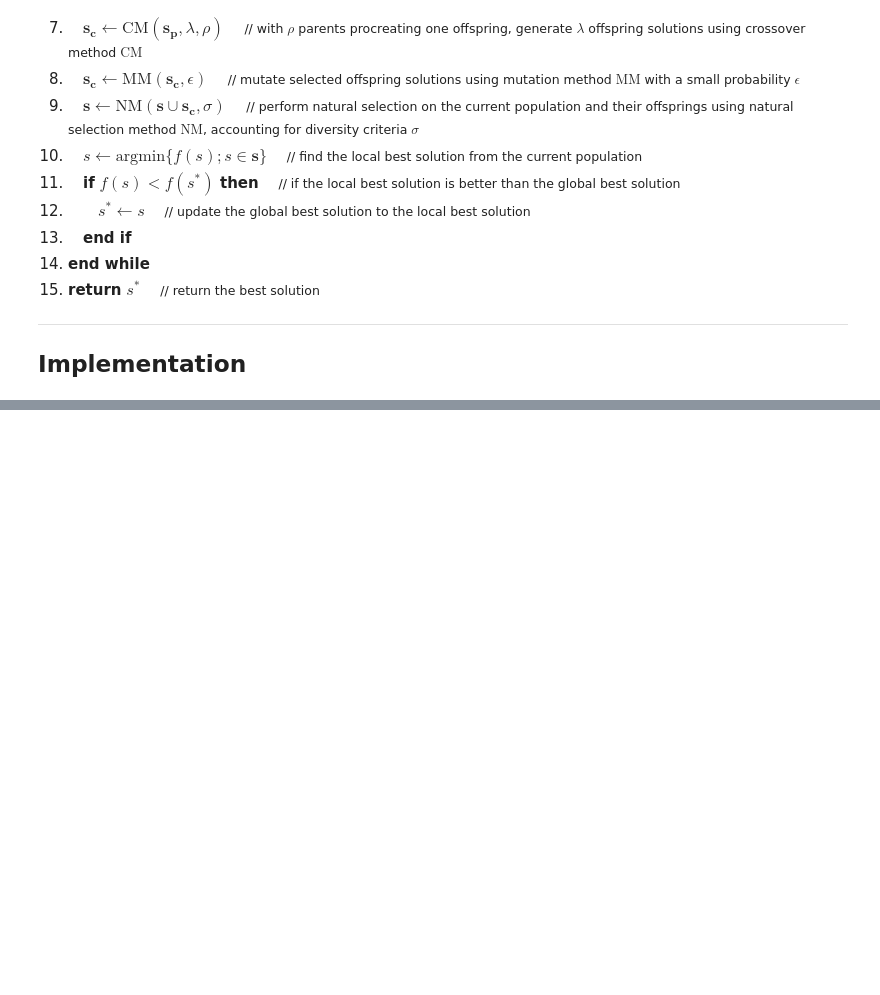
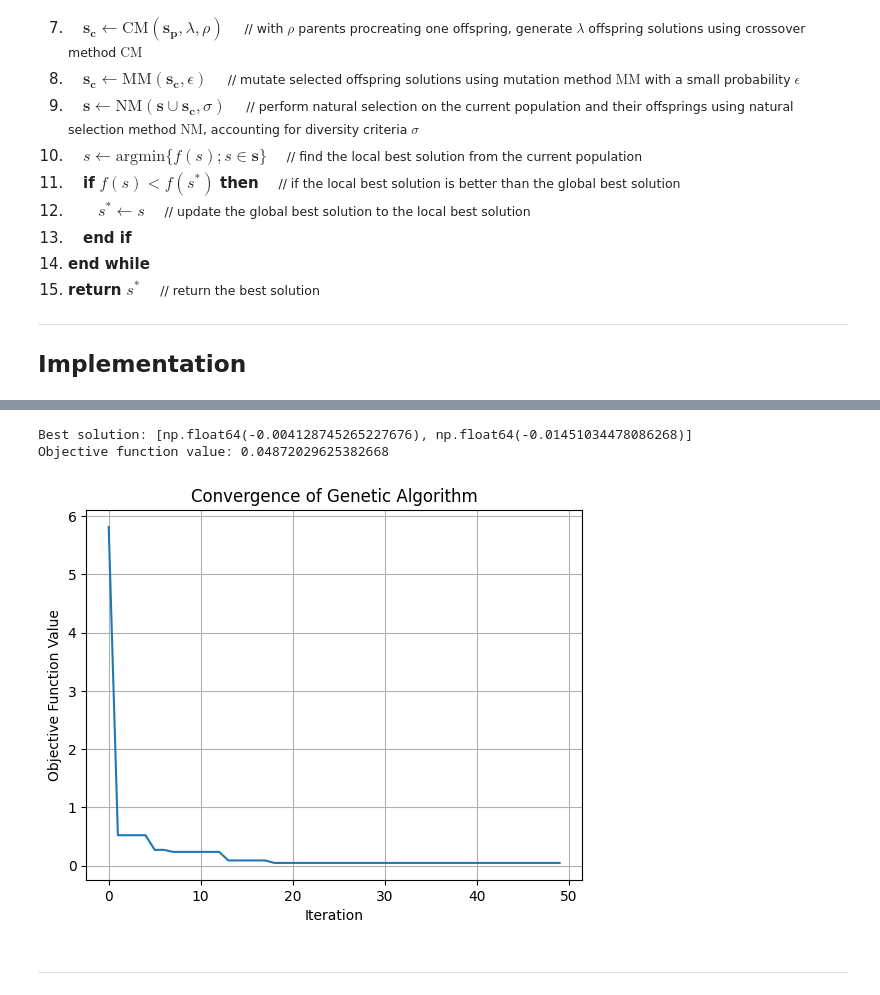
Before and after one commit to anmpahwa/CE5972, a Jupyter notebook: book/content/lecture_36.ipynb, the cells around one changed output, grey strips where cells are left out. Saved outputs shown, nothing was run; the diff lists cells and outputs as text; code cells hidden in the pictures; blank space fills up the shorter version.

```diff
--- a/book/content/lecture_36.ipynb
+++ b/book/content/lecture_36.ipynb
@@ -42,6 +42,7 @@ Considering the extensive nature of Evolutionary Computation algorithms to addre
 ## Implementation
 # %%
 import copy
+import math
 import random
 import numpy as np
 import matplotlib.pyplot as plt
@@ -78,24 +79,24 @@ def ga(S_o, SM, u, CM, l, p, MM, e, NM, m, n=1000, t=1e-5):
     converged = False
     while not converged:
         # 1. Selection
-        S_p = copy.deepcopy(SM(S, u))
+        S_p = SM(S, u)
 
         # 2. Crossover
-        S_c = copy.deepcopy(CM(S_p, l, p))
+        S_c = CM(S_p, l, p)
 
         # 3. Mutation
-        S_c = copy.deepcopy(MM(S_c, e))
+        S_c = MM(S_c, e)
 
         # 4. Natural Selection
-        S   = copy.deepcopy(NM(S + S_c, m))
+        S   = NM(S + S_c, m)
 
         # 5. Update best solution
         s_p = S[np.argmin([f(s) for s in S])]
         if f(s_p) < f(s_b):
             r   = f(s_b) - f(s_p)
-            s_b = copy.deepcopy(s_p)
+            s_b = s_p
 
-        S_b.append(copy.deepcopy(s_b))
+        S_b.append(s_b)
 
         i += 1
         if i >= n or r <= t:                    # Convergence condition
@@ -108,0 +187,24 @@ def ga(S_o, SM, u, CM, l, p, MM, e, NM, m, n=1000, t=1e-5):
+# %%
+S_o = [[random.uniform(-5, 5), random.uniform(-5, 5)] for _ in range(25)]
+S   = ga(S_o, SM, 10, CM, 20, 2, MM, 0.05, NM, 0.3, n=50, t=1e-15)
+s_b = S[-1]
+F   = [f(s) for s in S]
+
+# Report outcome
+print("Best solution:", s_b)
+print("Objective function value:", f(s_b))
+
+# Convergence plot
+fig = plt.figure()
+plt.plot(F)
+plt.xlabel("Iteration")
+plt.ylabel("Objective Function Value")
+plt.title("Convergence of Genetic Algorithm")
+plt.grid()
+plt.show()
+# %% [output]
+Best solution: [np.float64(-0.004128745265227676), np.float64(-0.01451034478086268)]
+Objective function value: 0.04872029625382668
+[figure, added]
+# %% [markdown]
+---
```
Also changed, not shown: parts of 4 cells of this notebook.
